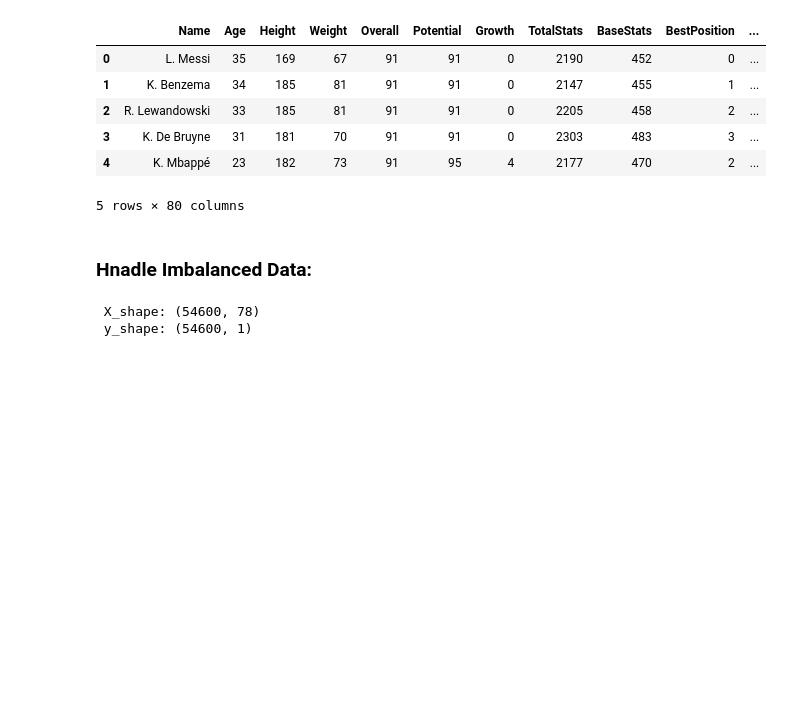
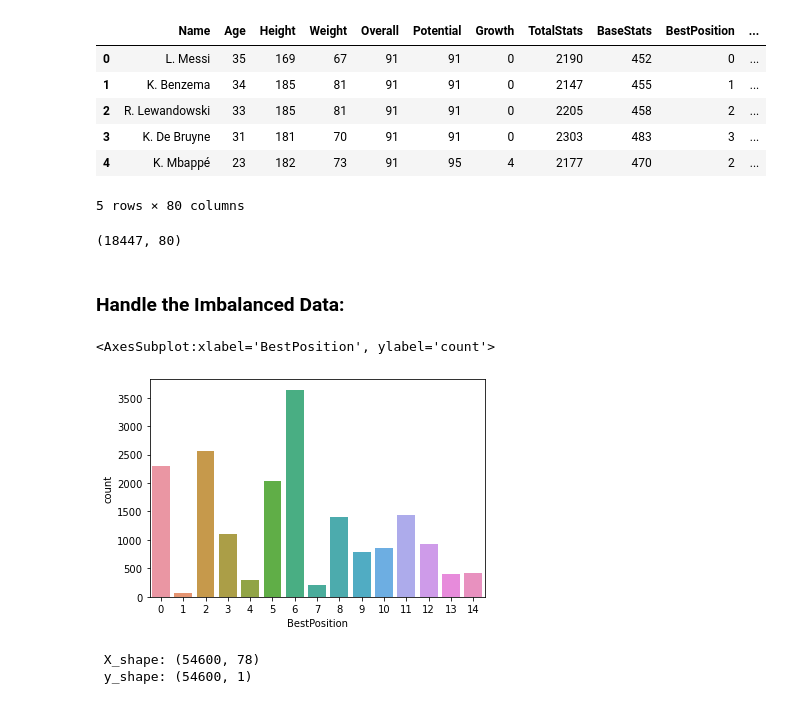
Before and after one commit to miraehab/FIFA-23-ML-Project, a Jupyter notebook: PositionClassification.ipynb, the cells around one changed output. Saved outputs shown, nothing was run; the diff lists cells and outputs as text; code cells hidden in the pictures; blank space fills up the shorter version.

```diff
--- a/PositionClassification.ipynb
+++ b/PositionClassification.ipynb
@@ -16,11 +19,20 @@ data.head()
 | 3 | K. De Bruyne | 31 | 181 | 70 | 91 | 91 | 0 | 2303 | 483 | 3 | ... |
 | 4 | K. Mbappé | 23 | 182 | 73 | 91 | 95 | 4 | 2177 | 470 | 2 | ... |
 5 rows × 80 columns
+# %%
+data.shape
+# %% [output]
+(18447, 80)
 # %%
 X = data.drop(["Name", "BestPosition"], axis = 1)
 Y = pd.DataFrame(data["BestPosition"])
 # %% [markdown]
-<h3>Hnadle Imbalanced Data:</h3>
+<h3>Handle the Imbalanced Data:</h3>
+# %%
+sns.countplot(x="BestPosition", data = Y)
+# %% [output]
+<AxesSubplot:xlabel='BestPosition', ylabel='count'>
+[figure, added]
 # %%
 from imblearn.over_sampling import SMOTE
 
```
Also changed, not shown: parts of 75 cells of this notebook, 5 other files.
